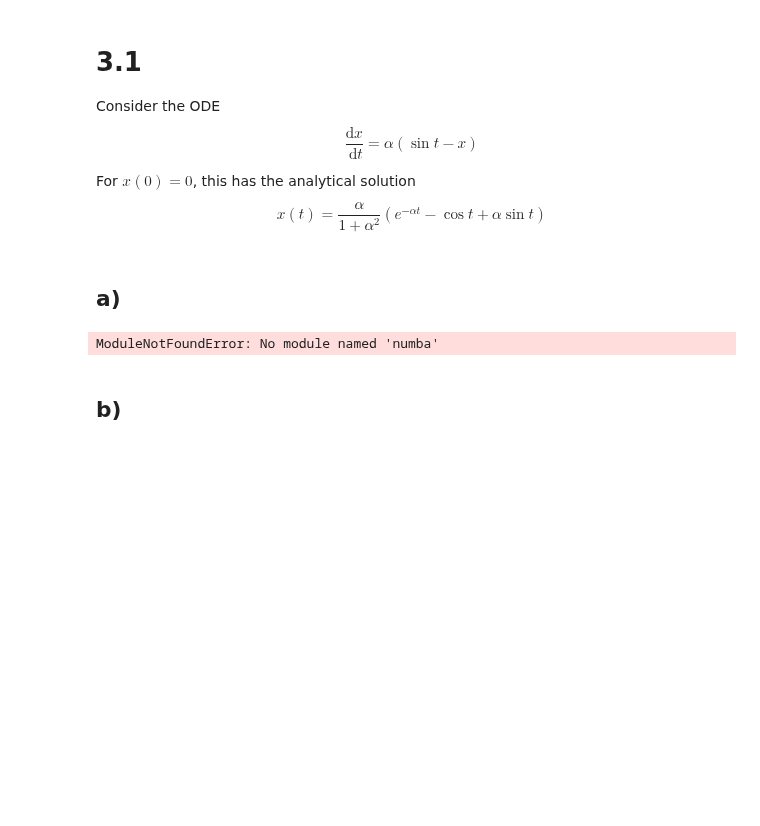
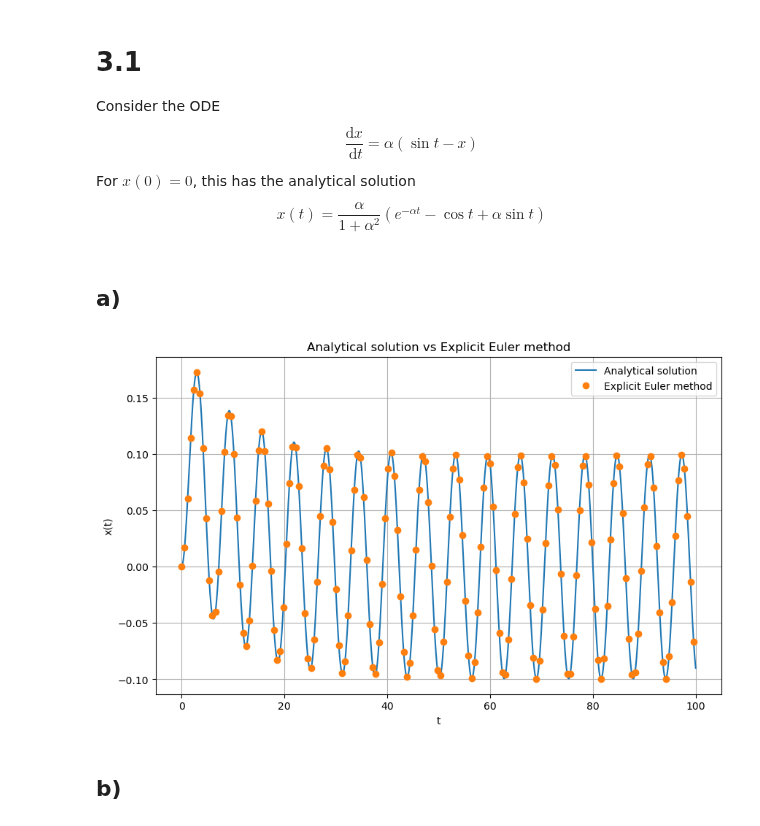
Before and after one commit to Katikistan/NumeP, a Jupyter notebook: week1/week1.ipynb, the cells around one changed output. Drawn from its saved outputs; the diff is of its cells as text; code cells hidden in the pictures; blank space fills up the shorter version.

```diff
--- a/week1/week1.ipynb
+++ b/week1/week1.ipynb
@@ -247,19 +263,33 @@ x(t)=\frac{\alpha}{1+\alpha^{2}}\left(e^{-\alpha t}-\cos t+\alpha \sin t\right)
 $$
 # %% [markdown]
 ## a)
-# %%
-from numba import njit
-alpha = 0.1
-N = 0.01
-t = np.linspace(0,100,0.01)
-
-analytical_euler = lambda alpha, t: alpha(np.exp(-alpha*t)-np.cos(t)+alpha*np.sin(t))/(1+alpha**2)
-@njit(parrallel = True)
-def explicit_euler():
-    print("...")
-def implicit_euler():
-    print("...")
-# %% [output]
-ModuleNotFoundError: No module named 'numba'
+# %%
+alpha = 0.1
+dt = 0.01
+t0 = 0
+tn = 100
+t = np.arange(t0, tn, dt)
+x = np.zeros_like(t)
+
+analytical_euler = lambda alpha, t: alpha/(1+alpha**2)*(np.exp(-alpha*t)-np.cos(t)+alpha*np.sin(t))
+
+def explicit_euler(t,x):
+    for i in range(1, len(t)):
+        x[i] = x[i-1] + dt * alpha * (np.sin(t[i-1]) - x[i-1])
+    return x
+
+
+# plot the analytical solution with the explicit Euler method
+plt.figure(figsize=(10, 6))
+plt.plot(t, analytical_euler(alpha, t), label='Analytical solution')
+plt.plot(t[::60], explicit_euler(t, x)[::60], "o", label='Explicit Euler method')
+plt.xlabel('t')
+plt.ylabel('x(t)')
+plt.grid(True)
+plt.legend()
+plt.title('Analytical solution vs Explicit Euler method')
+plt.show()
+# %% [output]
+[figure, added]
 # %% [markdown]
 ## b)
```
Also changed, not shown: parts of 6 cells of this notebook.
